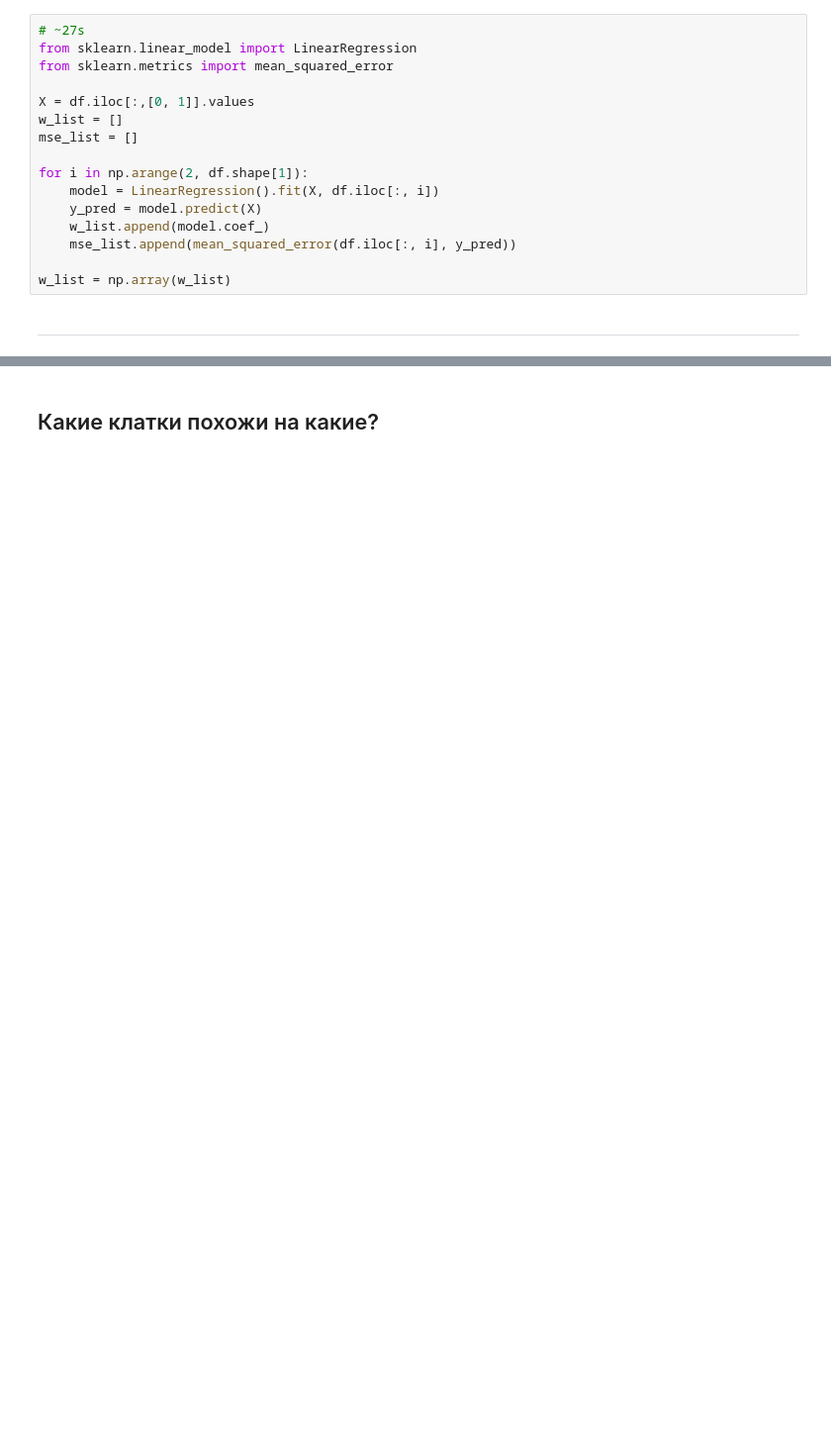
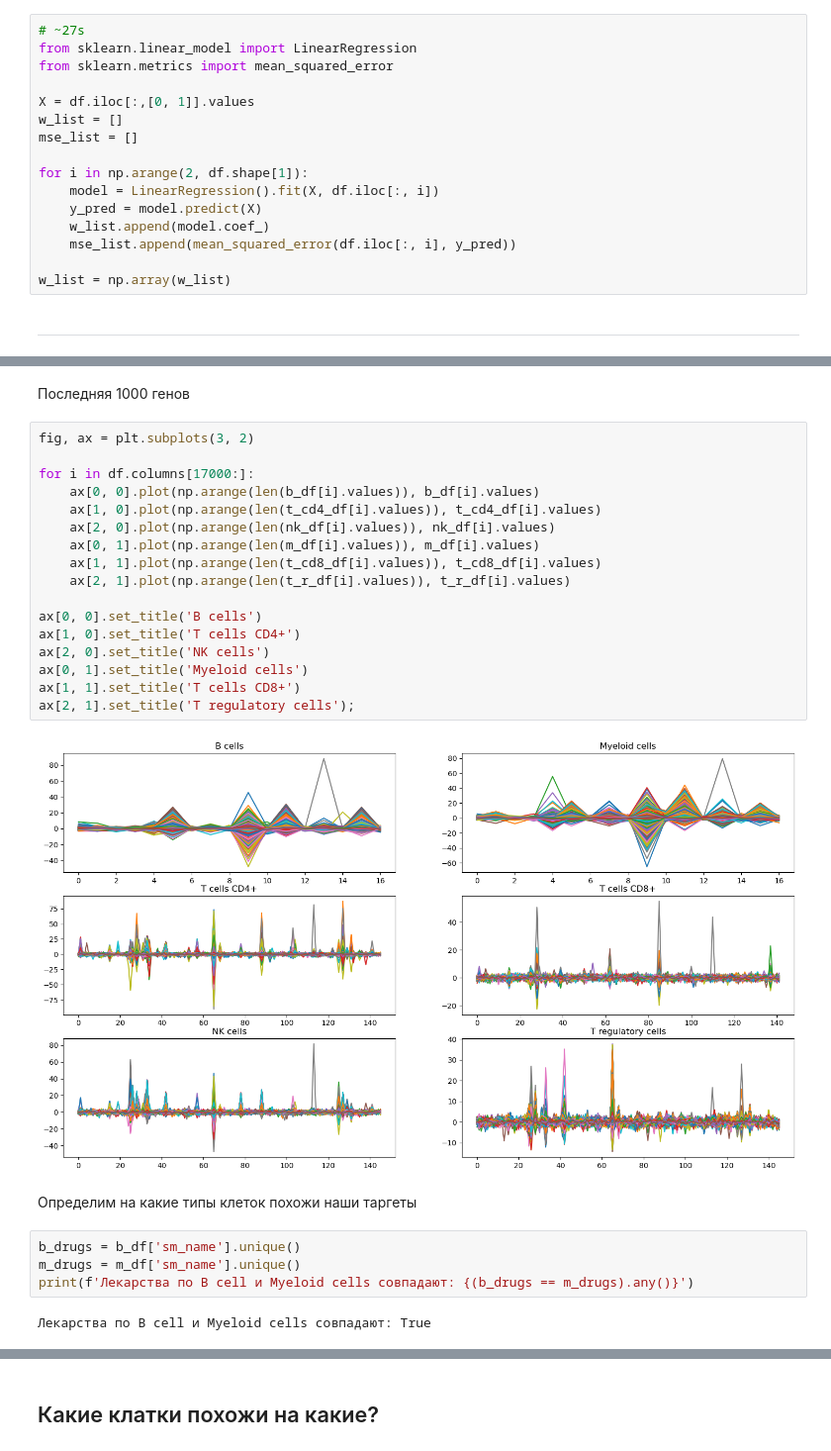
Before and after one commit to hoittoken/Python, a Jupyter notebook: Py/Projects/project_kaggle_single_cell/SCP_project.ipynb, the cells around one changed output, grey strips where cells are left out. Shown at 99% size. Saved outputs shown, nothing was run; the diff lists cells and outputs as text; blank space fills up the shorter version.

```diff
--- a/Py/Projects/project_kaggle_single_cell/SCP_project.ipynb
+++ b/Py/Projects/project_kaggle_single_cell/SCP_project.ipynb
@@ -82,0 +286,29 @@ w_list = np.array(w_list)
+# %% [markdown]
+Последняя 1000 генов
+# %%
+fig, ax = plt.subplots(3, 2)
+
+for i in df.columns[17000:]:
+    ax[0, 0].plot(np.arange(len(b_df[i].values)), b_df[i].values)
+    ax[1, 0].plot(np.arange(len(t_cd4_df[i].values)), t_cd4_df[i].values)
+    ax[2, 0].plot(np.arange(len(nk_df[i].values)), nk_df[i].values)
+    ax[0, 1].plot(np.arange(len(m_df[i].values)), m_df[i].values)
+    ax[1, 1].plot(np.arange(len(t_cd8_df[i].values)), t_cd8_df[i].values)
+    ax[2, 1].plot(np.arange(len(t_r_df[i].values)), t_r_df[i].values)
+
+ax[0, 0].set_title('B cells')
+ax[1, 0].set_title('T cells CD4+')
+ax[2, 0].set_title('NK cells')
+ax[0, 1].set_title('Myeloid cells')
+ax[1, 1].set_title('T cells CD8+')
+ax[2, 1].set_title('T regulatory cells');
+# %% [output]
+[figure, added]
+# %% [markdown]
+Определим на какие типы клеток похожи наши таргеты
+# %%
+b_drugs = b_df['sm_name'].unique()
+m_drugs = m_df['sm_name'].unique()
+print(f'Лекарства по B cell и Myeloid cells совпадают: {(b_drugs == m_drugs).any()}')
+# %% [output]
+Лекарства по B cell и Myeloid cells совпадают: True
```
Also changed, not shown: parts of 48 cells of this notebook, 1 other file.
